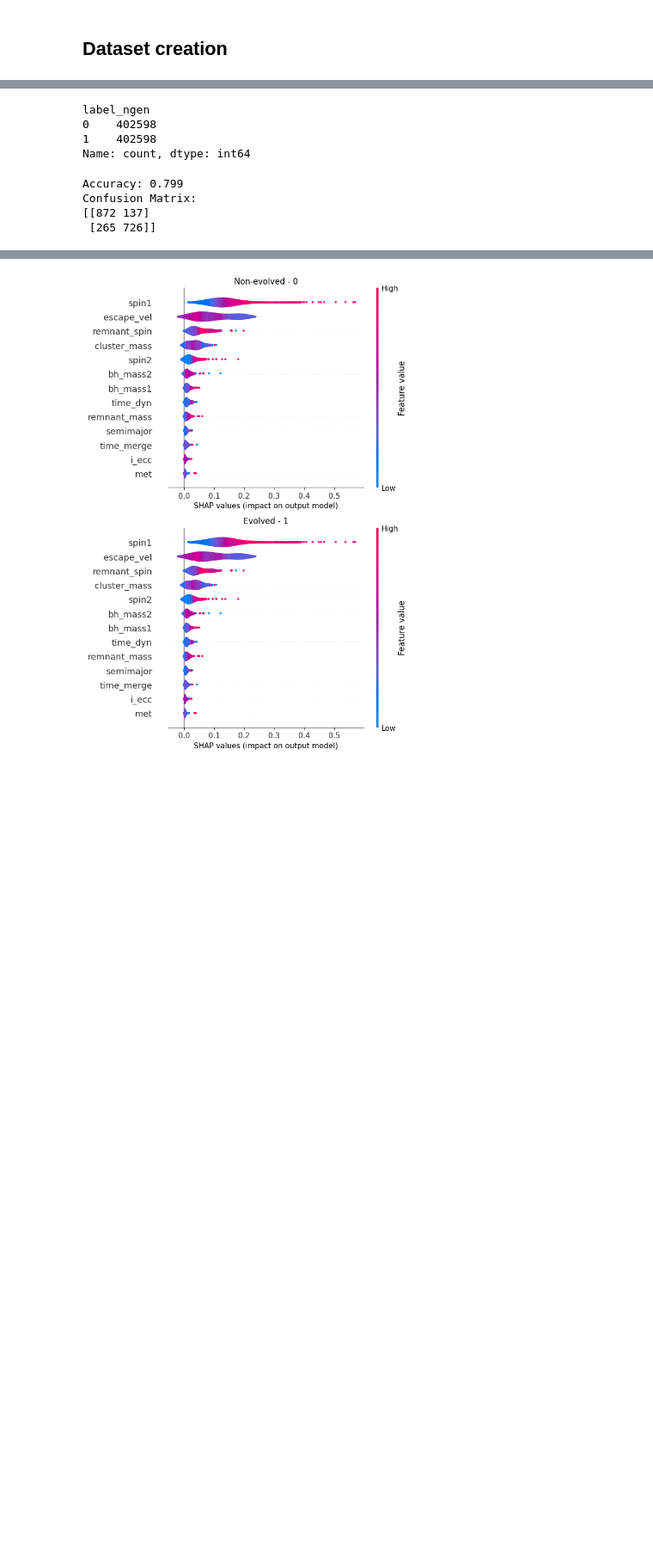
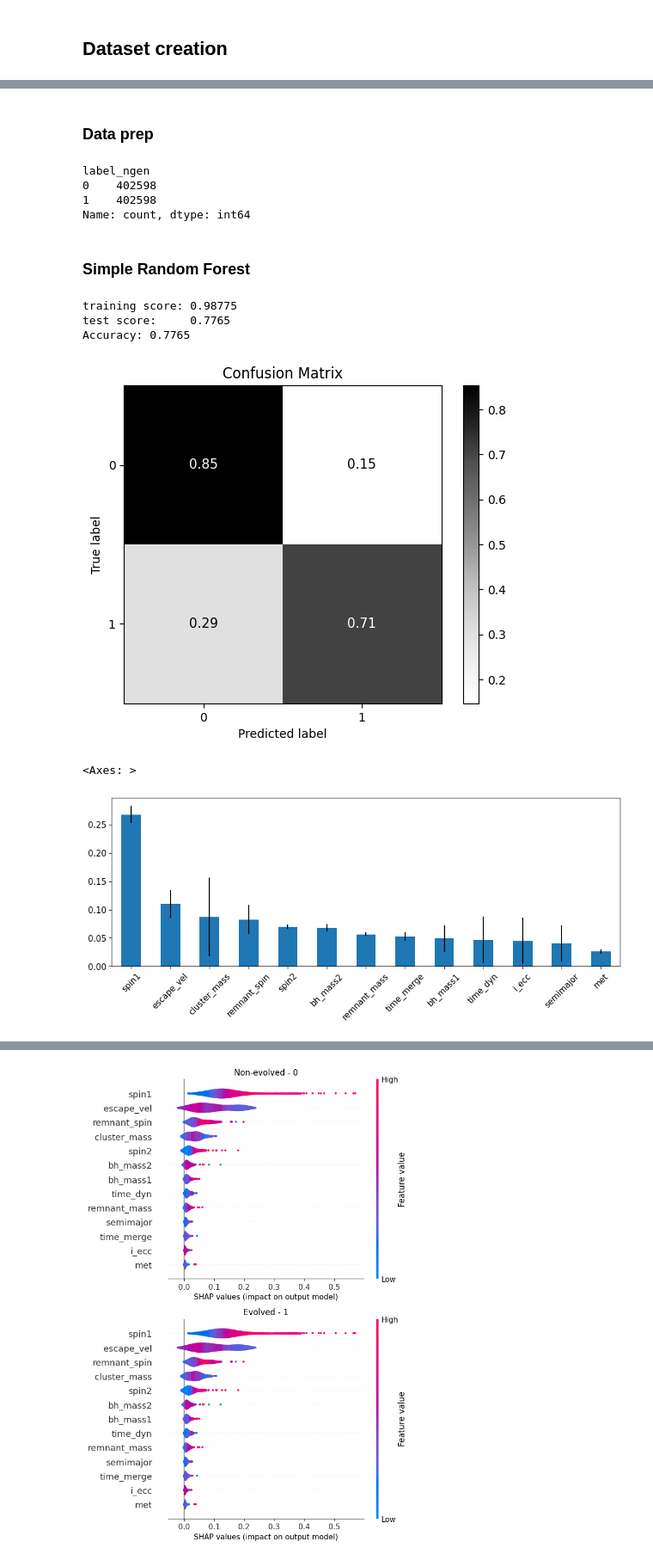
Before and after one commit to EugeniaBoccanera/hm_bbh, a Jupyter notebook: project_v1.ipynb, the cells around one changed output, grey strips where cells are left out. Shown at 86% size. Saved outputs shown, nothing was run; the diff lists cells and outputs as text; code cells hidden in the pictures; blank space fills up the shorter version.

Commit message:
Added RF test

```diff
--- a/project_v1.ipynb
+++ b/project_v1.ipynb
@@ -127,7 +127,7 @@ def get_label_ngen(df: pl.DataFrame) -> pl.DataFrame:
 
     return df
 # %%
-path = './data/'
+path = '../project/data/'
 
 folder = ['GC_chi01_output_noclusterevolv', 'NSC_chi01_output_noclusterevolv',
                'YSC_chi01_output_noclusterevolv']
@@ -218,6 +218,8 @@ def create_dataset_pd(path: str, folders: List[str], mets: List[str]) -> pd.Data
 #df_n = df.select('c3', 'c4', 'label').sample(n=500, shuffle=True)
 # %%
 # df_n.plot.scatter(x='c3', y='c4', by='label', alpha=0.8, figsize=(10, 10), muted_alpha=0.1)
+# %% [markdown]
+### Data prep
 # %%
 from sklearn.ensemble import RandomForestClassifier
 from sklearn.model_selection import train_test_split
@@ -272,19 +270,44 @@ label_ngen
 0    402598
 1    402598
 Name: count, dtype: int64
-# %%
-from sklearn.metrics import accuracy_score, confusion_matrix
-
-# Calculate accuracy
-accuracy = accuracy_score(y_test, y_pred)
-print(f'Accuracy: {accuracy}')
-
-# Calculate and print confusion matrix
-conf_mat = confusion_matrix(y_test, y_pred)
-print('Confusion Matrix:')
-print(conf_mat)
-# %% [output]
-Accuracy: 0.799
-Confusion Matrix:
-[[872 137]
- [265 726]]
+# %% [markdown]
+### Simple Random Forest
+# %%
+from sklearn.metrics import accuracy_score, ConfusionMatrixDisplay
+
+RF = RandomForestClassifier(n_estimators=10, class_weight = 'balanced_subsample', criterion='entropy', random_state=42)
+RF.fit(X_train, y_train)
+y_pred = RF.predict(X_test)
+
+std = np.std([tree.feature_importances_ for tree in RF.estimators_], axis=0)
+
+# Get feature importances
+importances = RF.feature_importances_
+
+# Convert the importances into one-dimensional 1darray with corresponding df column names as axis labels
+f_importances = pd.Series(importances, X.columns)
+
+# Sort the array in descending order of the importances
+f_importances.sort_values(ascending=False, inplace=True)
+
+print("training score:", RF.score(X_train, y_train))
+print("test score:    ", RF.score(X_test, y_test))
+
+# Calculate accuracy
+accuracy = accuracy_score(y_test, y_pred)
+print(f'Accuracy: {accuracy}')
+
+# Plot the confusion matrix
+ConfusionMatrixDisplay.from_predictions(y_test, y_pred, cmap=plt.cm.Greys, normalize='true', text_kw={'fontsize': 11})
+plt.title('Confusion Matrix')
+plt.show()
+
+# Make the bar Plot from f_importances
+f_importances.plot(x='Features', y='Importance', kind='bar', figsize=(12, 4), rot=45, fontsize=11, yerr=std)
+# %% [output]
+training score: 0.98775
+test score:     0.7765
+Accuracy: 0.7765
+[figure, added]
+<Axes: >
+[figure, added]
```
Also changed, not shown: parts of 5 cells of this notebook.
